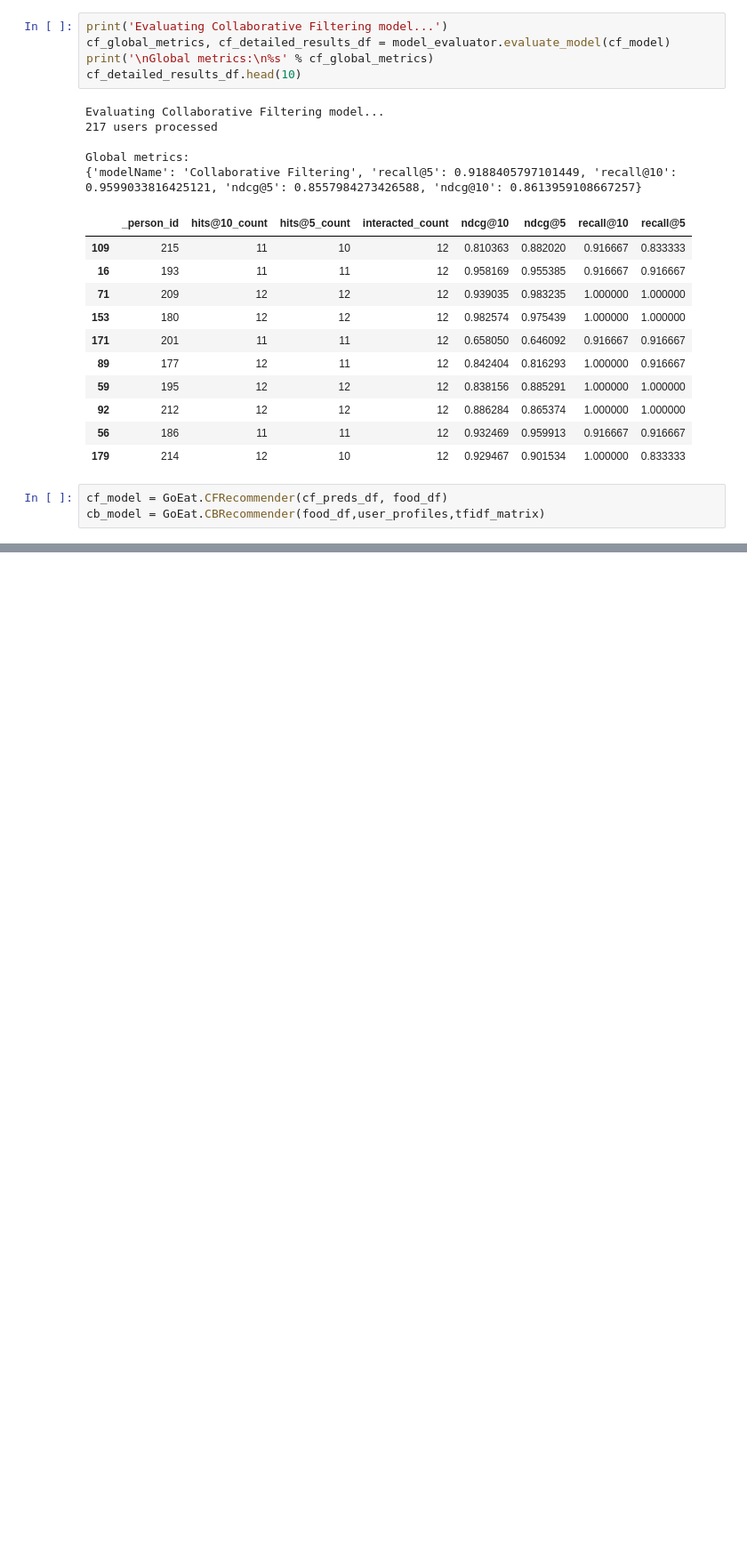
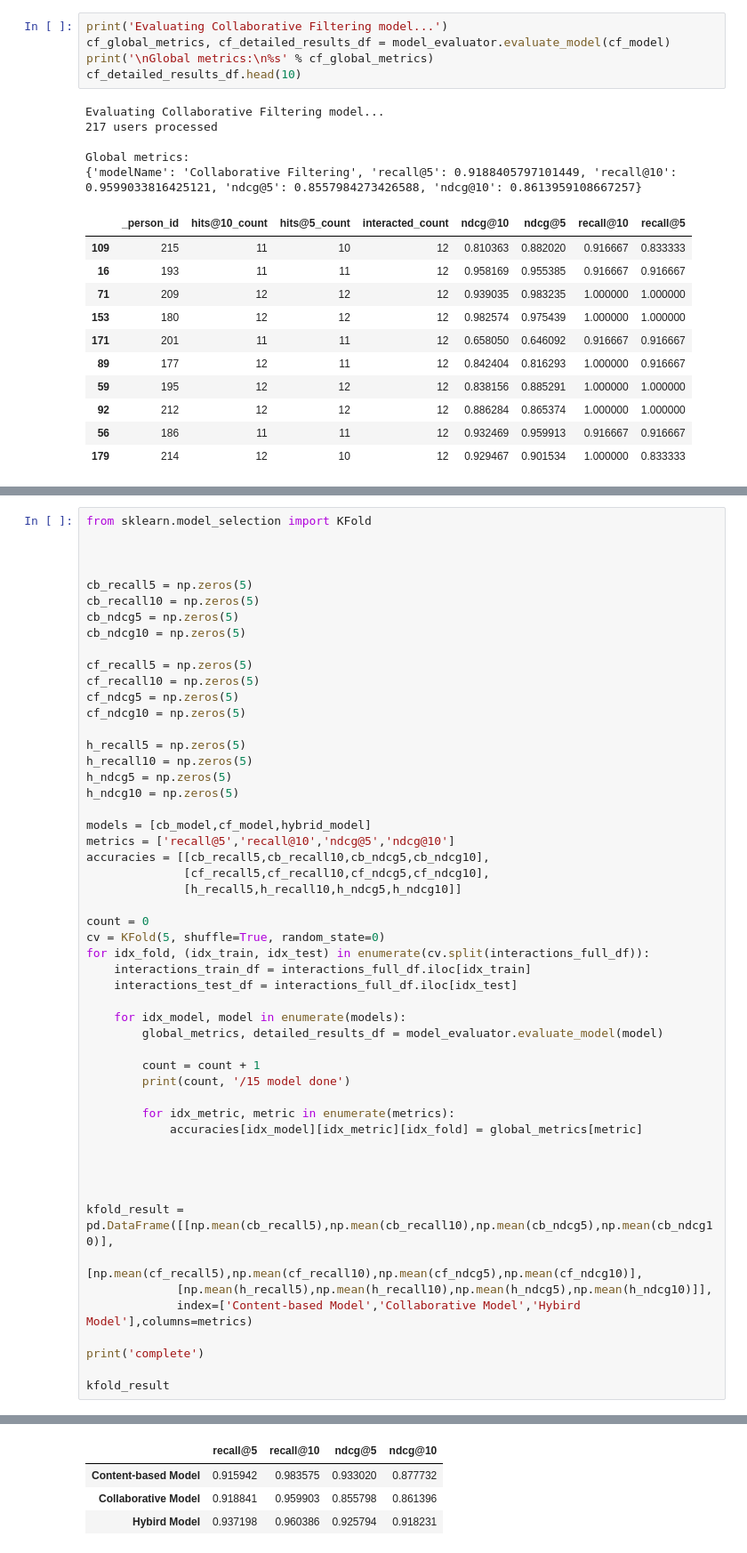
Before and after one commit to gun0317/GoEat, a Jupyter notebook: food_recommender2.ipynb, the cells around one changed output, grey strips where cells are left out. Shown: that part at 89% size. Saved outputs shown, nothing was run; the diff lists cells and outputs as text; blank space fills up the shorter version.

```diff
--- a/food_recommender2.ipynb
+++ b/food_recommender2.ipynb
@@ -125,6 +161,3 @@ Global metrics:
 | 92 | 212 | 12 | 12 | 12 | 0.886284 | 0.865374 | 1.000000 | 1.000000 |
 | 56 | 186 | 11 | 11 | 12 | 0.932469 | 0.959913 | 0.916667 | 0.916667 |
 | 179 | 214 | 12 | 10 | 12 | 0.929467 | 0.901534 | 1.000000 | 0.833333 |
-# %%
-cf_model = GoEat.CFRecommender(cf_preds_df, food_df)
-cb_model = GoEat.CBRecommender(food_df,user_profiles,tfidf_matrix)
@@ -158,0 +186,53 @@ cb_model.recommend_items(1,topn=10,verbose=True)
+# %%
+from sklearn.model_selection import KFold
+
+
+
+cb_recall5 = np.zeros(5)
+cb_recall10 = np.zeros(5)
+cb_ndcg5 = np.zeros(5)
+cb_ndcg10 = np.zeros(5)
+
+cf_recall5 = np.zeros(5)
+cf_recall10 = np.zeros(5)
+cf_ndcg5 = np.zeros(5)
+cf_ndcg10 = np.zeros(5)
+
+h_recall5 = np.zeros(5)
+h_recall10 = np.zeros(5)
+h_ndcg5 = np.zeros(5)
+h_ndcg10 = np.zeros(5)
+
+models = [cb_model,cf_model,hybrid_model]
+metrics = ['recall@5','recall@10','ndcg@5','ndcg@10']
+accuracies = [[cb_recall5,cb_recall10,cb_ndcg5,cb_ndcg10],
+              [cf_recall5,cf_recall10,cf_ndcg5,cf_ndcg10],
+              [h_recall5,h_recall10,h_ndcg5,h_ndcg10]]
+
+count = 0
+cv = KFold(5, shuffle=True, random_state=0)
+for idx_fold, (idx_train, idx_test) in enumerate(cv.split(interactions_full_df)):
+    interactions_train_df = interactions_full_df.iloc[idx_train]
+    interactions_test_df = interactions_full_df.iloc[idx_test]
+
+    for idx_model, model in enumerate(models):
+        global_metrics, detailed_results_df = model_evaluator.evaluate_model(model)
+
+        count = count + 1
+        print(count, '/15 model done')
+
+        for idx_metric, metric in enumerate(metrics):
+            accuracies[idx_model][idx_metric][idx_fold] = global_metrics[metric]
+
+
+
+
+kfold_result = pd.DataFrame([[np.mean(cb_recall5),np.mean(cb_recall10),np.mean(cb_ndcg5),np.mean(cb_ndcg10)],
+             [np.mean(cf_recall5),np.mean(cf_recall10),np.mean(cf_ndcg5),np.mean(cf_ndcg10)],
+             [np.mean(h_recall5),np.mean(h_recall10),np.mean(h_ndcg5),np.mean(h_ndcg10)]],
+             index=['Content-based Model','Collaborative Model','Hybird Model'],columns=metrics)
+
+print('complete')
+
+kfold_result
+# %% [output]
@@ -158,0 +256,4 @@ cb_model.recommend_items(1,topn=10,verbose=True)
+|  | recall@5 | recall@10 | ndcg@5 | ndcg@10 |
+| Content-based Model | 0.915942 | 0.983575 | 0.933020 | 0.877732 |
+| Collaborative Model | 0.918841 | 0.959903 | 0.855798 | 0.861396 |
+| Hybird Model | 0.937198 | 0.960386 | 0.925794 | 0.918231 |
```
Also changed, not shown: parts of 20 cells of this notebook, 1 other file.
